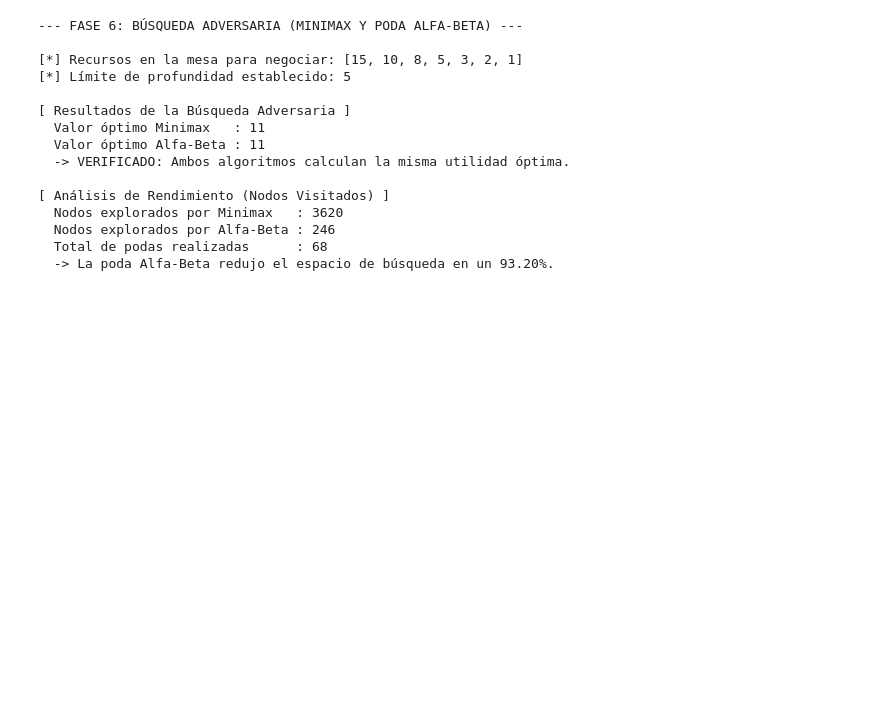
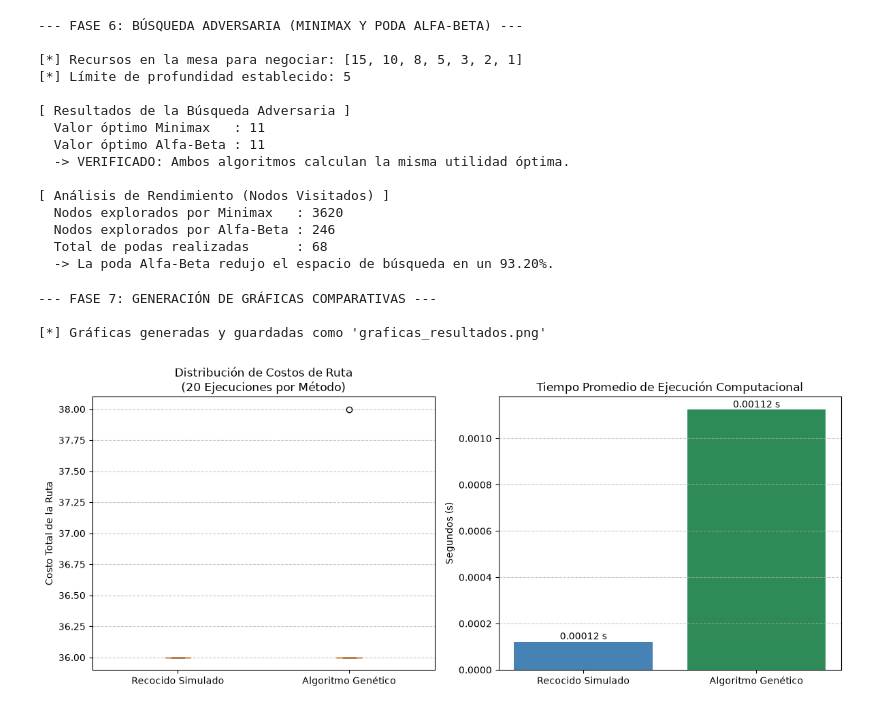
Before and after one commit to ThreeBook3458/ProyectoSegundoIA, a Jupyter notebook: proyecto2.ipynb, the cells around one changed output. Cells and saved outputs as stored; diff of their text form; code cells hidden in the pictures; blank space fills up the shorter version.

```diff
--- a/proyecto2.ipynb
+++ b/proyecto2.ipynb
@@ -883,3 +883,56 @@ print(f"  -> La poda Alfa-Beta redujo el espacio de búsqueda en un {ahorro:.2f}
   Nodos explorados por Alfa-Beta : 246
   Total de podas realizadas      : 68
   -> La poda Alfa-Beta redujo el espacio de búsqueda en un 93.20%.
+# %%
+import matplotlib.pyplot as plt
+import numpy as np
+
+print("--- FASE 7: GENERACIÓN DE GRÁFICAS COMPARATIVAS ---\n")
+
+# Extraer los datos guardados en la Fase 4
+costos_sa = [r['costo'] for r in resultados_sa]
+costos_ag = [r['costo'] for r in resultados_ag]
+
+tiempos_sa = [r['tiempo'] for r in resultados_sa]
+tiempos_ag = [r['tiempo'] for r in resultados_ag]
+
+# Configurar la figura con 2 subgráficos (1 fila, 2 columnas)
+fig, ax = plt.subplots(1, 2, figsize=(12, 5))
+
+# Gráfica 1: Boxplot de la variabilidad de costos
+bp = ax[0].boxplot([costos_sa, costos_ag], patch_artist=True)
+ax[0].set_xticks([1, 2])
+ax[0].set_xticklabels(['Recocido Simulado', 'Algoritmo Genético'])
+ax[0].set_title('Distribución de Costos de Ruta\n(20 Ejecuciones por Método)')
+ax[0].set_ylabel('Costo Total de la Ruta')
+ax[0].grid(axis='y', linestyle='--', alpha=0.7)
+
+# Darle color a las cajas
+colores = ['#ADD8E6', '#90EE90']  # Azul claro y Verde claro
+for patch, color in zip(bp['boxes'], colores):
+    patch.set_facecolor(color)
+
+# Gráfica 2: Barras del tiempo de ejecución promedio
+promedios_tiempo = [np.mean(tiempos_sa), np.mean(tiempos_ag)]
+barras = ax[1].bar(['Recocido Simulado', 'Algoritmo Genético'], promedios_tiempo, color=['#4682B4', '#2E8B57'])
+ax[1].set_title('Tiempo Promedio de Ejecución Computacional')
+ax[1].set_ylabel('Segundos (s)')
+ax[1].grid(axis='y', linestyle='--', alpha=0.7)
+
+# Agregar la etiqueta de valor encima de cada barra
+for barra in barras:
+    yval = barra.get_height()
+    ax[1].text(barra.get_x() + barra.get_width()/2.0, yval, f'{yval:.5f} s', ha='center', va='bottom')
+
+# Ajustar el diseño y mostrar/guardar
+plt.tight_layout()
+
+plt.savefig('graficas_resultados.png', dpi=300)
+print("[*] Gráficas generadas y guardadas como 'graficas_resultados.png'")
+
+plt.show()
+# %% [output]
+--- FASE 7: GENERACIÓN DE GRÁFICAS COMPARATIVAS ---
+
+[*] Gráficas generadas y guardadas como 'graficas_resultados.png'
+[figure, added]
```
Also changed, not shown: parts of 4 cells of this notebook, 4 other files.
